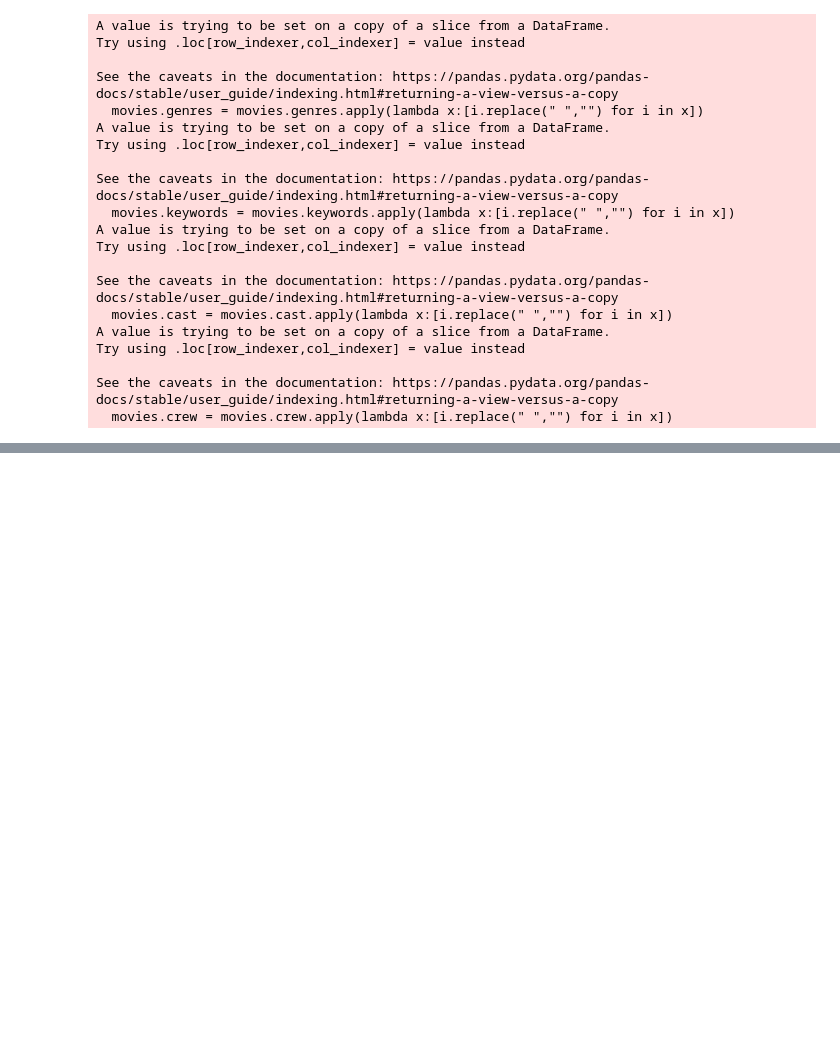
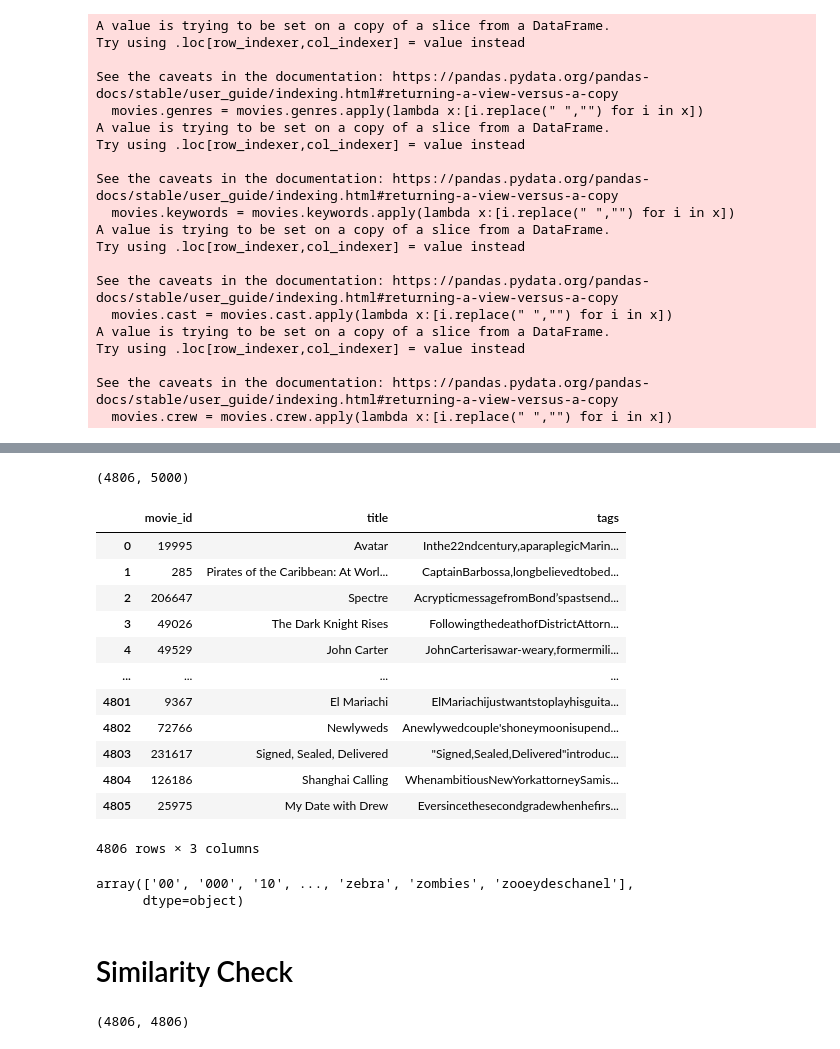
Before and after one commit to arifanedian/DataScience-AI-ML, a Jupyter notebook: Aug17(MovieRecommendationSystem).ipynb, the cells around one changed output, grey strips where cells are left out. Saved outputs shown, nothing was run; the diff lists cells and outputs as text; code cells hidden in the pictures; blank space fills up the shorter version.

```diff
--- a/Aug17(MovieRecommendationSystem).ipynb
+++ b/Aug17(MovieRecommendationSystem).ipynb
@@ -341,0 +465,8 @@ movies.sample(10)
+# %%
+stopwords = stopwords.words('english')
+words = nltk.word_tokenize(paragraph)
+text = ""
+for word in words:
+    if word not in stopwords:
+        text += word +" "
+    print(text)
@@ -341,0 +492,3 @@ movies.sample(10)
+# %%
+from nltk.stem.porter import PorterStemmer
+ps = PorterStemmer()
@@ -341,0 +497,8 @@ movies.sample(10)
+# %%
+def stem(text):
+    stemmed = []
+    for i in text.split():
+        stemmed.append(ps.stem(i))
+    return " ".join(stemmed)
+# %%
+movies_newdf.tags = movies_newdf.tags.apply(stem)
@@ -341,0 +510,27 @@ movies.sample(10)
+# %%
+vectors.shape
+# %% [output]
+(4806, 5000)
+# %%
+movies_newdf
+# %% [output]
+|  | movie_id | title | tags |
+| 0 | 19995 | Avatar | Inthe22ndcentury,aparaplegicMarin... |
+| 1 | 285 | Pirates of the Caribbean: At Worl... | CaptainBarbossa,longbelievedtobed... |
+| 2 | 206647 | Spectre | AcrypticmessagefromBond’spastsend... |
+| 3 | 49026 | The Dark Knight Rises | FollowingthedeathofDistrictAttorn... |
+| 4 | 49529 | John Carter | JohnCarterisawar-weary,formermili... |
+| ... | ... | ... | ... |
+| 4801 | 9367 | El Mariachi | ElMariachijustwantstoplayhisguita... |
+| 4802 | 72766 | Newlyweds | Anewlywedcouple'shoneymoonisupend... |
+| 4803 | 231617 | Signed, Sealed, Delivered | "Signed,Sealed,Delivered"introduc... |
+| 4804 | 126186 | Shanghai Calling | WhenambitiousNewYorkattorneySamis... |
+| 4805 | 25975 | My Date with Drew | Eversincethesecondgradewhenhefirs... |
+4806 rows × 3 columns
+# %%
+cv2.get_feature_names_out()
+# %% [output]
+array(['00', '000', '10', ..., 'zebra', 'zombies', 'zooeydeschanel'],
+      dtype=object)
+# %% [markdown]
+# Similarity Check
@@ -341,0 +539,5 @@ movies.sample(10)
+# %%
+similarity = cosine_similarity(vectors)
+similarity.shape
+# %% [output]
+(4806, 4806)
```
Also changed, not shown: parts of 39 cells of this notebook, 33 other files.
